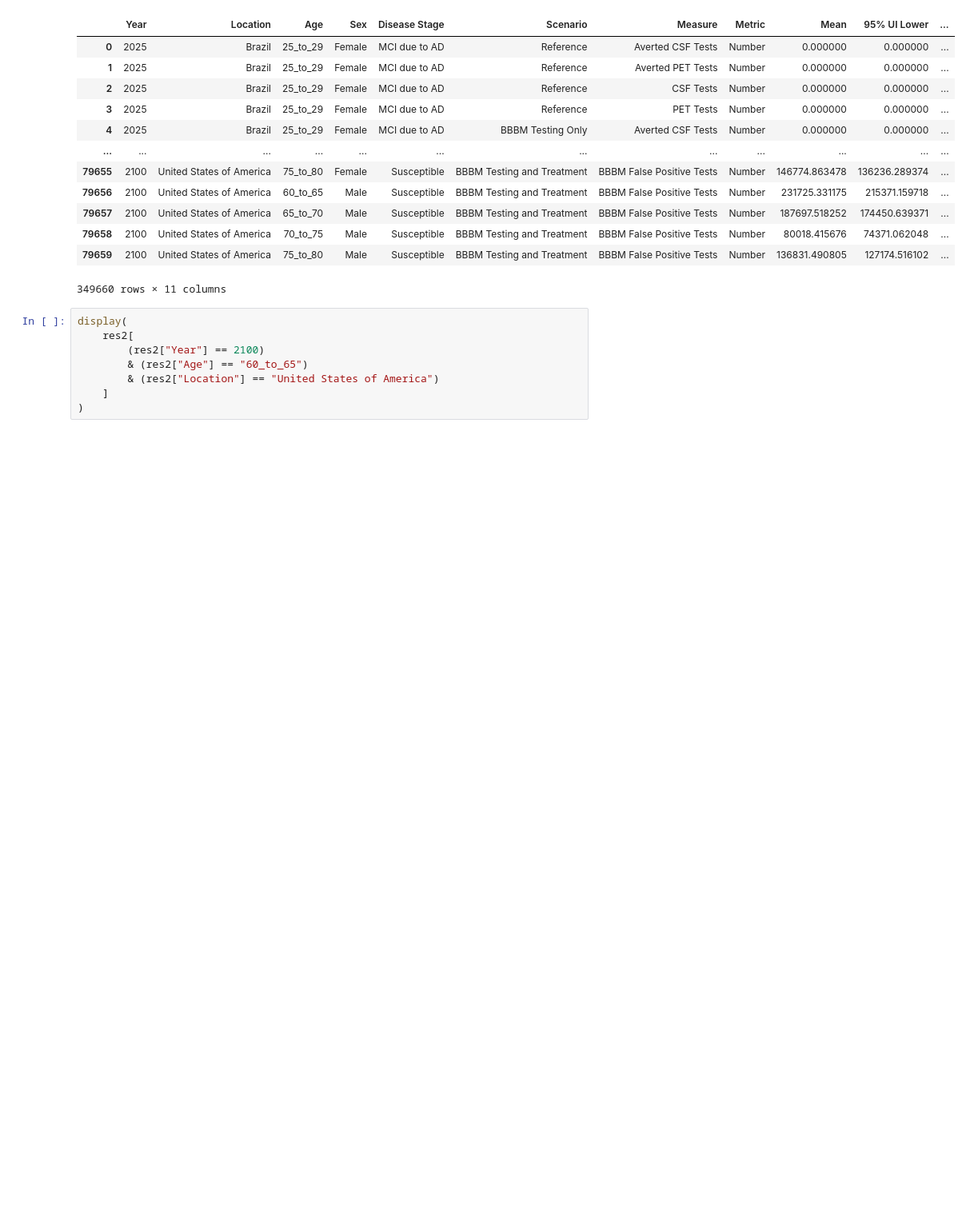
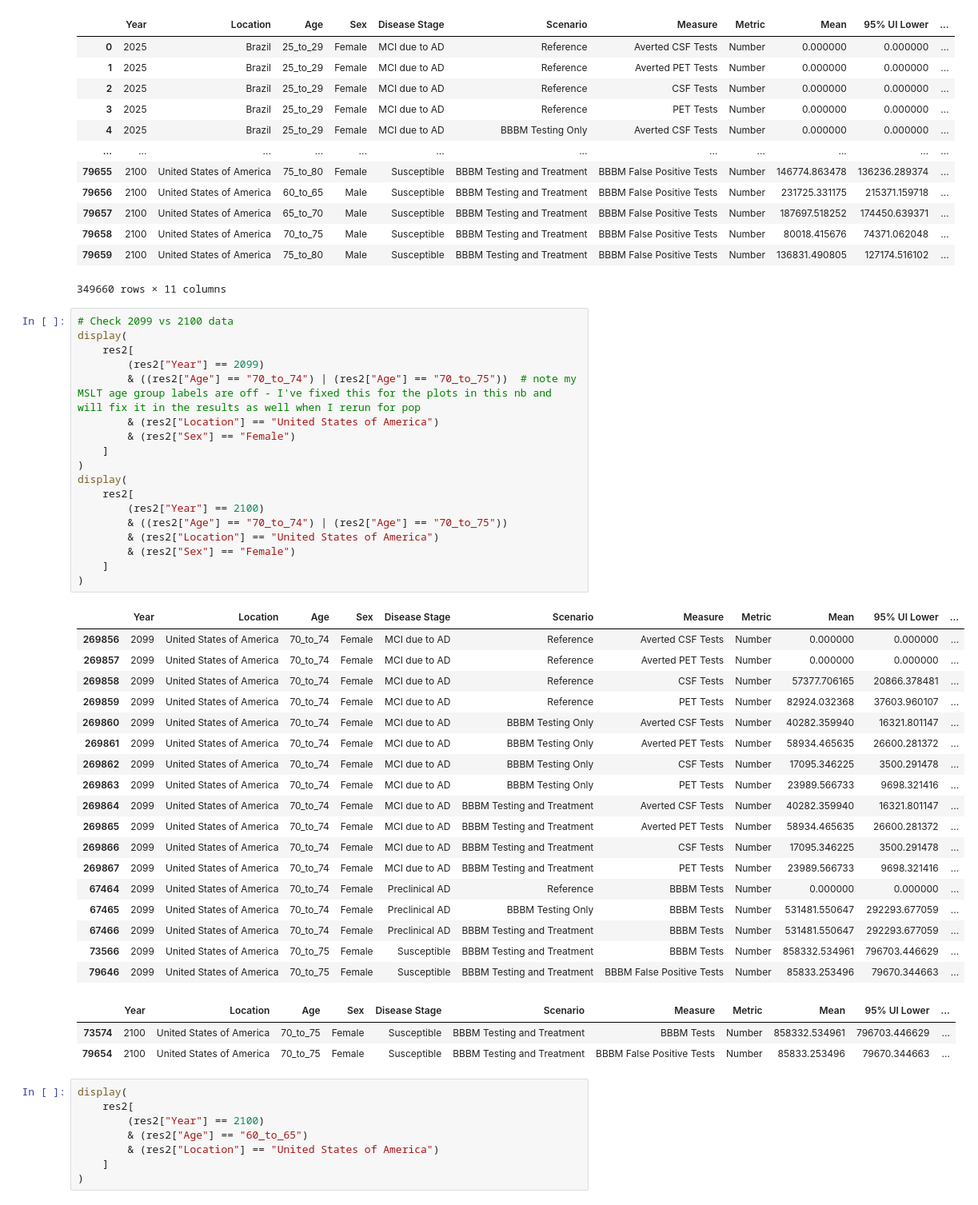
Before and after one commit to ihmeuw/vivarium_research_alzheimers, a Jupyter notebook: plots/plots_nov_11.ipynb, the cells around one changed output. Shown at 80% size. Saved outputs shown, nothing was run; the diff lists cells and outputs as text; blank space fills up the shorter version.

Commit message:
Add 2099 vs 2100 checks

```diff
--- a/plots/plots_nov_11.ipynb
+++ b/plots/plots_nov_11.ipynb
@@ -456,6 +509,46 @@ res2
 | 79658 | 2100 | United States of America | 70_to_75 | Male | Susceptible | BBBM Testing and Treatment | BBBM False Positive Tests | Number | 80018.415676 | 74371.062048 | ... |
 | 79659 | 2100 | United States of America | 75_to_80 | Male | Susceptible | BBBM Testing and Treatment | BBBM False Positive Tests | Number | 136831.490805 | 127174.516102 | ... |
 349660 rows × 11 columns
+# %%
+# Check 2099 vs 2100 data
+display(
+    res2[
+        (res2["Year"] == 2099)
+        & ((res2["Age"] == "70_to_74") | (res2["Age"] == "70_to_75"))  # note my MSLT age group labels are off - I've fixed this for the plots in this nb and will fix it in the results as well when I rerun for pop
+        & (res2["Location"] == "United States of America")
+        & (res2["Sex"] == "Female")
+    ]
+)
+display(
+    res2[
+        (res2["Year"] == 2100)
+        & ((res2["Age"] == "70_to_74") | (res2["Age"] == "70_to_75"))
+        & (res2["Location"] == "United States of America")
+        & (res2["Sex"] == "Female")
+    ]
+)
+# %% [output]
+|  | Year | Location | Age | Sex | Disease Stage | Scenario | Measure | Metric | Mean | 95% UI Lower | ... |
+| 269856 | 2099 | United States of America | 70_to_74 | Female | MCI due to AD | Reference | Averted CSF Tests | Number | 0.000000 | 0.000000 | ... |
+| 269857 | 2099 | United States of America | 70_to_74 | Female | MCI due to AD | Reference | Averted PET Tests | Number | 0.000000 | 0.000000 | ... |
+| 269858 | 2099 | United States of America | 70_to_74 | Female | MCI due to AD | Reference | CSF Tests | Number | 57377.706165 | 20866.378481 | ... |
+| 269859 | 2099 | United States of America | 70_to_74 | Female | MCI due to AD | Reference | PET Tests | Number | 82924.032368 | 37603.960107 | ... |
+| 269860 | 2099 | United States of America | 70_to_74 | Female | MCI due to AD | BBBM Testing Only | Averted CSF Tests | Number | 40282.359940 | 16321.801147 | ... |
+| 269861 | 2099 | United States of America | 70_to_74 | Female | MCI due to AD | BBBM Testing Only | Averted PET Tests | Number | 58934.465635 | 26600.281372 | ... |
+| 269862 | 2099 | United States of America | 70_to_74 | Female | MCI due to AD | BBBM Testing Only | CSF Tests | Number | 17095.346225 | 3500.291478 | ... |
+| 269863 | 2099 | United States of America | 70_to_74 | Female | MCI due to AD | BBBM Testing Only | PET Tests | Number | 23989.566733 | 9698.321416 | ... |
+| 269864 | 2099 | United States of America | 70_to_74 | Female | MCI due to AD | BBBM Testing and Treatment | Averted CSF Tests | Number | 40282.359940 | 16321.801147 | ... |
+| 269865 | 2099 | United States of America | 70_to_74 | Female | MCI due to AD | BBBM Testing and Treatment | Averted PET Tests | Number | 58934.465635 | 26600.281372 | ... |
+| 269866 | 2099 | United States of America | 70_to_74 | Female | MCI due to AD | BBBM Testing and Treatment | CSF Tests | Number | 17095.346225 | 3500.291478 | ... |
+| 269867 | 2099 | United States of America | 70_to_74 | Female | MCI due to AD | BBBM Testing and Treatment | PET Tests | Number | 23989.566733 | 9698.321416 | ... |
+| 67464 | 2099 | United States of America | 70_to_74 | Female | Preclinical AD | Reference | BBBM Tests | Number | 0.000000 | 0.000000 | ... |
+| 67465 | 2099 | United States of America | 70_to_74 | Female | Preclinical AD | BBBM Testing Only | BBBM Tests | Number | 531481.550647 | 292293.677059 | ... |
+| 67466 | 2099 | United States of America | 70_to_74 | Female | Preclinical AD | BBBM Testing and Treatment | BBBM Tests | Number | 531481.550647 | 292293.677059 | ... |
+| 73566 | 2099 | United States of America | 70_to_75 | Female | Susceptible | BBBM Testing and Treatment | BBBM Tests | Number | 858332.534961 | 796703.446629 | ... |
+| 79646 | 2099 | United States of America | 70_to_75 | Female | Susceptible | BBBM Testing and Treatment | BBBM False Positive Tests | Number | 85833.253496 | 79670.344663 | ... |
+|  | Year | Location | Age | Sex | Disease Stage | Scenario | Measure | Metric | Mean | 95% UI Lower | ... |
+| 73574 | 2100 | United States of America | 70_to_75 | Female | Susceptible | BBBM Testing and Treatment | BBBM Tests | Number | 858332.534961 | 796703.446629 | ... |
+| 79654 | 2100 | United States of America | 70_to_75 | Female | Susceptible | BBBM Testing and Treatment | BBBM False Positive Tests | Number | 85833.253496 | 79670.344663 | ... |
 # %%
 display(
     res2[
```
Also changed, not shown: parts of 2 cells of this notebook.
